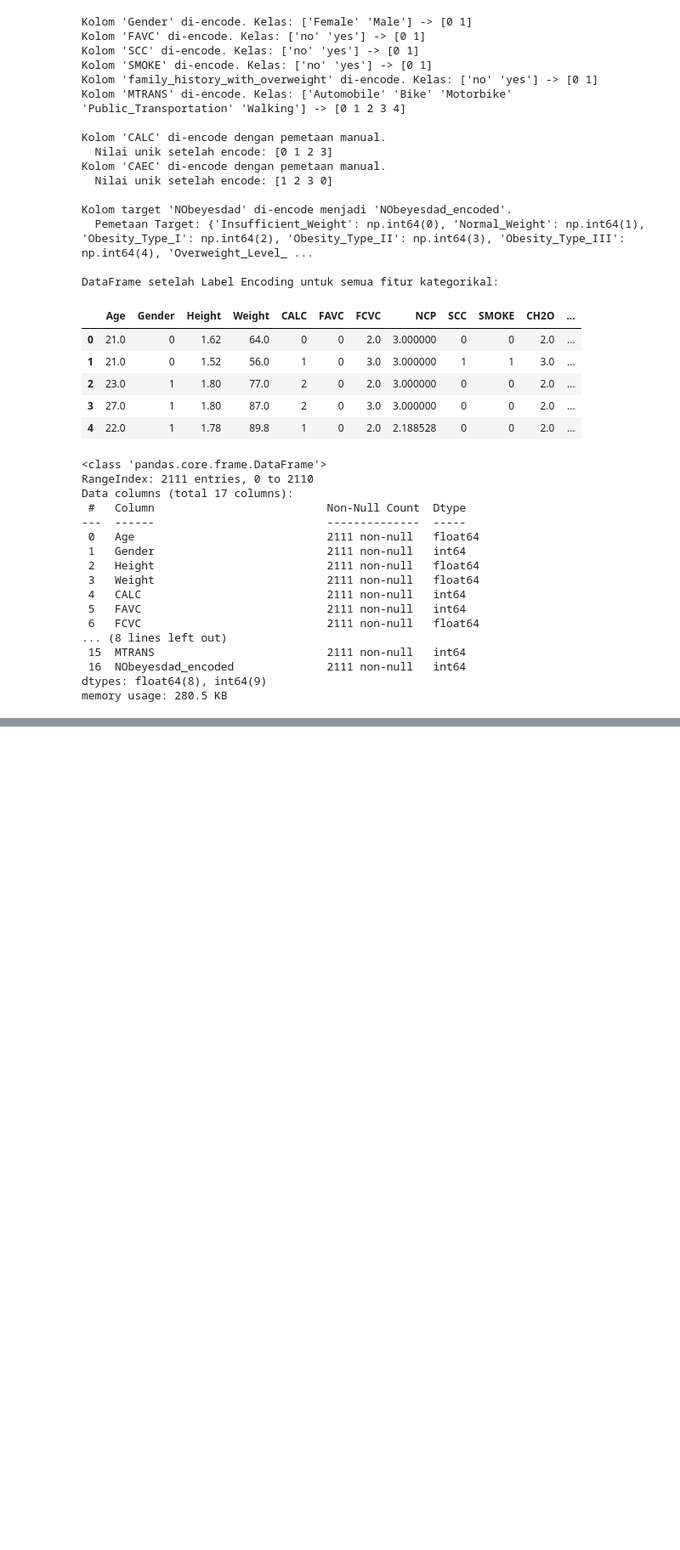
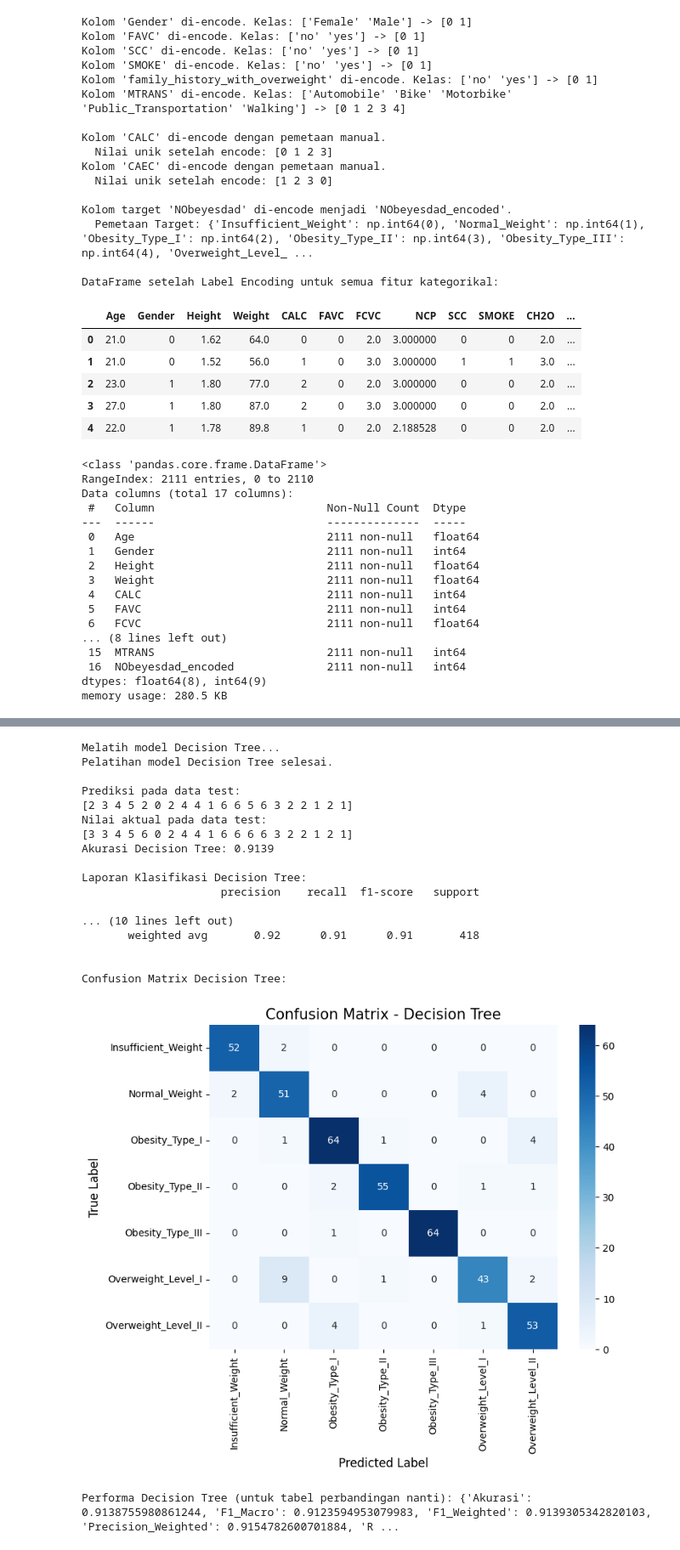
Before and after one commit to renji710/CapstoneUAS_BengkelKoding, a Jupyter notebook: Capstone_UAS.ipynb, the cells around one changed output, grey strips where cells are left out. Shown at 85% size. Cells and saved outputs as stored; diff of their text form; code cells hidden in the pictures; blank space fills up the shorter version.

```diff
--- a/Capstone_UAS.ipynb
+++ b/Capstone_UAS.ipynb
@@ -641 +677,17 @@ Statistik deskriptif dari fitur setelah Min-Max Scaling:
 | max | 1.000000 | 1.000000 | 1.000000 | 1.000000 | 1.000000 | 1.000000 | 1.000000 | 1.000000 | 1.000000 | 1.000000 | 1.000000 | ... |
+# %%
+#Pembagian Data
+from sklearn.model_selection import train_test_split
+
+X_train, X_test, y_train, y_test = train_test_split(X_scaled, y, test_size=0.2, random_state=42, stratify=y)
+
+print("Dimensi X_train:", X_train.shape)
+print("Dimensi X_test:", X_test.shape)
+print("Dimensi y_train:", y_train.shape)
+print("Dimensi y_test:", y_test.shape)
+
+print("\nDistribusi kelas target di y_train:")
+print(y_train.value_counts(normalize=True) * 100)
+
+print("\nDistribusi kelas target di y_test:")
+print(y_test.value_counts(normalize=True) * 100)
@@ -641,0 +712,64 @@ Statistik deskriptif dari fitur setelah Min-Max Scaling:
+# %%
+from sklearn.tree import DecisionTreeClassifier
+from sklearn.metrics import accuracy_score, precision_score, recall_score, f1_score, confusion_matrix, classification_report
+import seaborn as sns
+import matplotlib.pyplot as plt
+
+dt_model = DecisionTreeClassifier(random_state=42)
+
+print("Melatih model Decision Tree...")
+dt_model.fit(X_train, y_train)
+print("Pelatihan model Decision Tree selesai.")
+
+y_pred_dt = dt_model.predict(X_test)
+
+print("\nPrediksi pada data test:")
+print(y_pred_dt[:20])
+print("Nilai aktual pada data test:")
+print(y_test.values[:20])
+
+accuracy_dt = accuracy_score(y_test, y_pred_dt)
+print(f"Akurasi Decision Tree: {accuracy_dt:.4f}")
+
+print("\nLaporan Klasifikasi Decision Tree:")
+class_names_dt = [key for key, val in sorted(target_mapping_le.items(), key=lambda item: item[1])]
+print(classification_report(y_test, y_pred_dt, target_names=class_names_dt, zero_division=0))
+
+print("\nConfusion Matrix Decision Tree:")
+cm_dt = confusion_matrix(y_test, y_pred_dt)
+plt.figure(figsize=(8, 6))
+sns.heatmap(cm_dt, annot=True, fmt='d', cmap='Blues', xticklabels=class_names_dt, yticklabels=class_names_dt)
+plt.title('Confusion Matrix - Decision Tree', fontsize=15)
+plt.xlabel('Predicted Label', fontsize=12)
+plt.ylabel('True Label', fontsize=12)
+plt.show()
+
+model_performance = {}
+model_performance['Decision Tree'] = {
+    'Akurasi': accuracy_dt,
+    'F1_Macro': f1_score(y_test, y_pred_dt, average='macro', zero_division=0),
+    'F1_Weighted': f1_score(y_test, y_pred_dt, average='weighted', zero_division=0),
+    'Precision_Weighted': precision_score(y_test, y_pred_dt, average='weighted', zero_division=0),
+    'Recall_Weighted': recall_score(y_test, y_pred_dt, average='weighted', zero_division=0)
+}
+print(f"\nPerforma Decision Tree (untuk tabel perbandingan nanti): {model_performance['Decision Tree']}")
+# %% [output]
+Melatih model Decision Tree...
+Pelatihan model Decision Tree selesai.
+
+Prediksi pada data test:
+[2 3 4 5 2 0 2 4 4 1 6 6 5 6 3 2 2 1 2 1]
+Nilai aktual pada data test:
+[3 3 4 5 6 0 2 4 4 1 6 6 6 6 3 2 2 1 2 1]
+Akurasi Decision Tree: 0.9139
+
+Laporan Klasifikasi Decision Tree:
+                     precision    recall  f1-score   support
+
+... (10 lines left out)
+       weighted avg       0.92      0.91      0.91       418
+
+
+Confusion Matrix Decision Tree:
+[figure, added]
+Performa Decision Tree (untuk tabel perbandingan nanti): {'Akurasi': 0.9138755980861244, 'F1_Macro': 0.9123594953079983, 'F1_Weighted': 0.9139305342820103, 'Precision_Weighted': 0.9154782600701884, 'R ...
```
Also changed, not shown: parts of 4 cells of this notebook.
